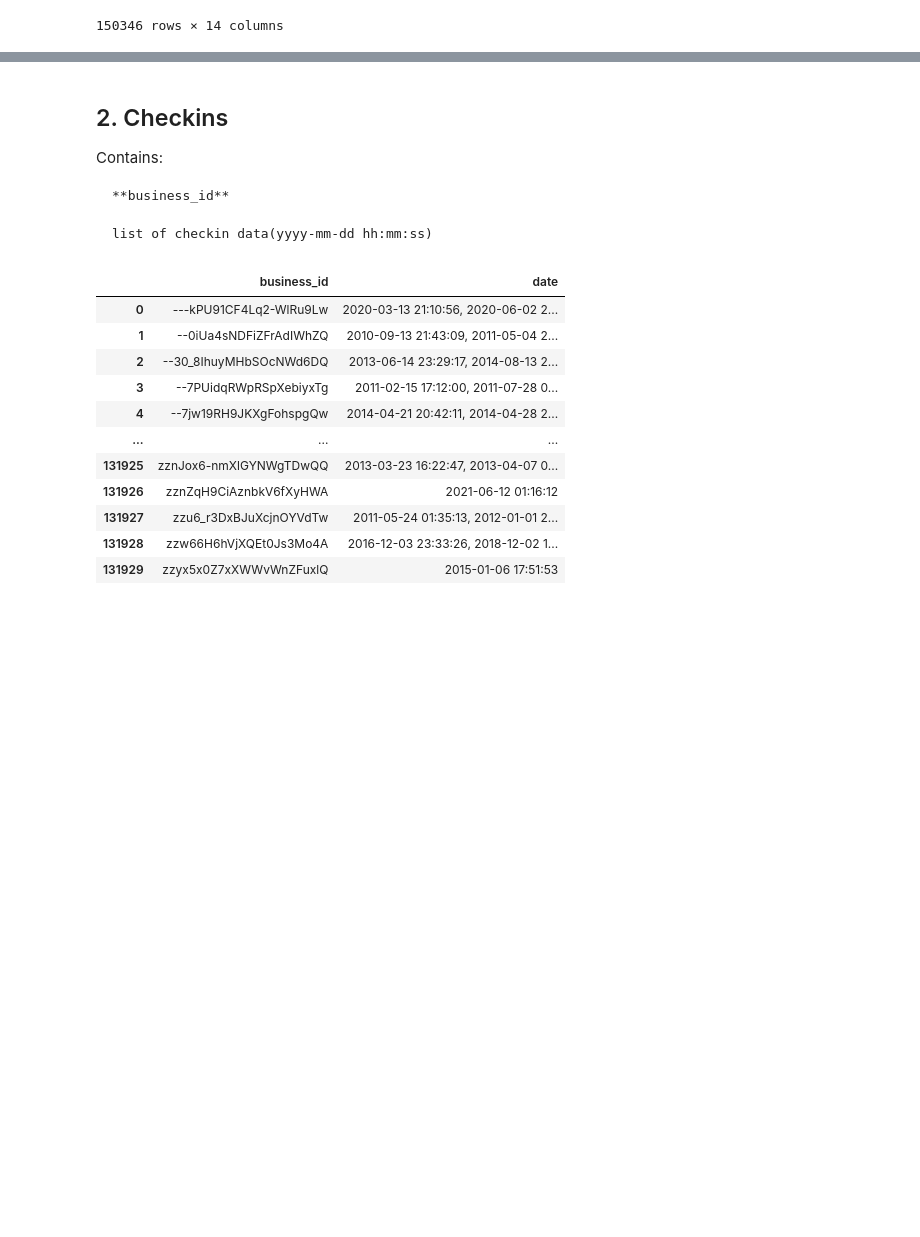
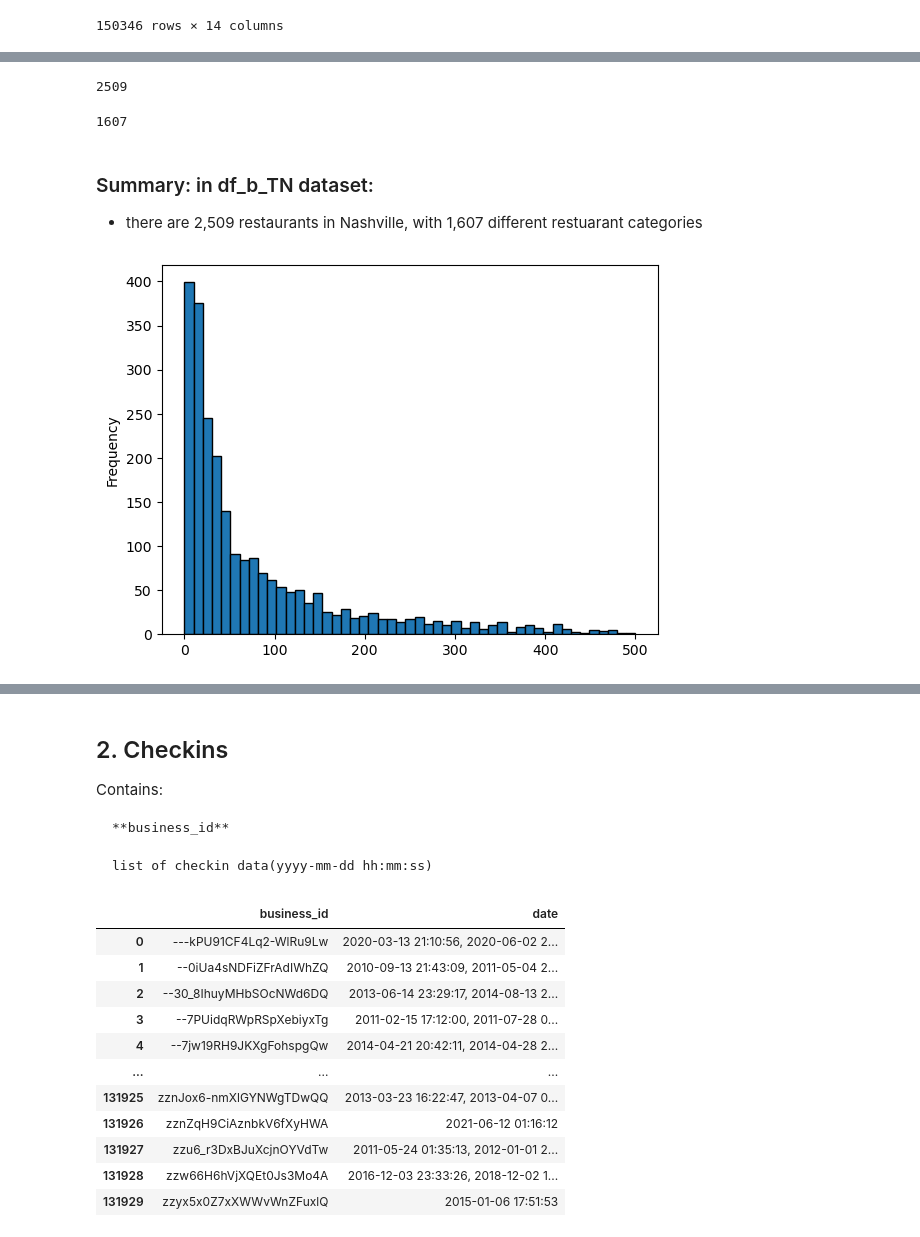
Before and after one commit to essetetsahai/capstone-yelp, a Jupyter notebook: notebooks/01_Data_Prep.ipynb, the cells around one changed output, grey strips where cells are left out. Cells and saved outputs as stored; diff of their text form; code cells hidden in the pictures; blank space fills up the shorter version.

Commit message:
merging datasets

```diff
--- a/notebooks/01_Data_Prep.ipynb
+++ b/notebooks/01_Data_Prep.ipynb
@@ -41,0 +84,4 @@ df_b
+# %%
+df_b_TN = df_b_TN[df_b_TN['city'].str.contains('nashville', case = False)]
+# %%
+df_b_TN['city'] = 'Nashville'
@@ -41,0 +111,2 @@ df_b
+# %%
+df_b_TN = df_b_TN[df_b_TN['categories'].str.contains('restaurants', case = False, na = False)]
@@ -41,0 +135,7 @@ df_b
+# %%
+#new column that removes redundant 'restaurant'
+df_b_TN['clean_cat'] = df_b_TN['categories'].str.replace('Restaurants, ', '').str.replace(', Restaurants', '')
+
+#if multiple categories, sort alphabetically
+df_b_TN['clean_cat'] = df_b_TN['clean_cat'].str.split(', ')
+df_b_TN['clean_cat'] = df_b_TN['clean_cat'].apply(lambda x: ', '.join(sorted(x)))
@@ -41,0 +177,16 @@ df_b
+# %%
+df_b_TN['business_id'].nunique()
+# %% [output]
+2509
+# %%
+df_b_TN['clean_cat'].nunique()
+# %% [output]
+1607
+# %% [markdown]
+### Summary: in df_b_TN dataset:
+- there are 2,509 restaurants in Nashville, with 1,607 different restuarant categories
+# %%
+df_b_TN['review_count'].plot.hist(bins = np.linspace(0, 500, 50), edgecolor = 'black')
+plt.show()
+# %% [output]
+[figure, added]
```
Also changed, not shown: parts of 57 cells of this notebook.
